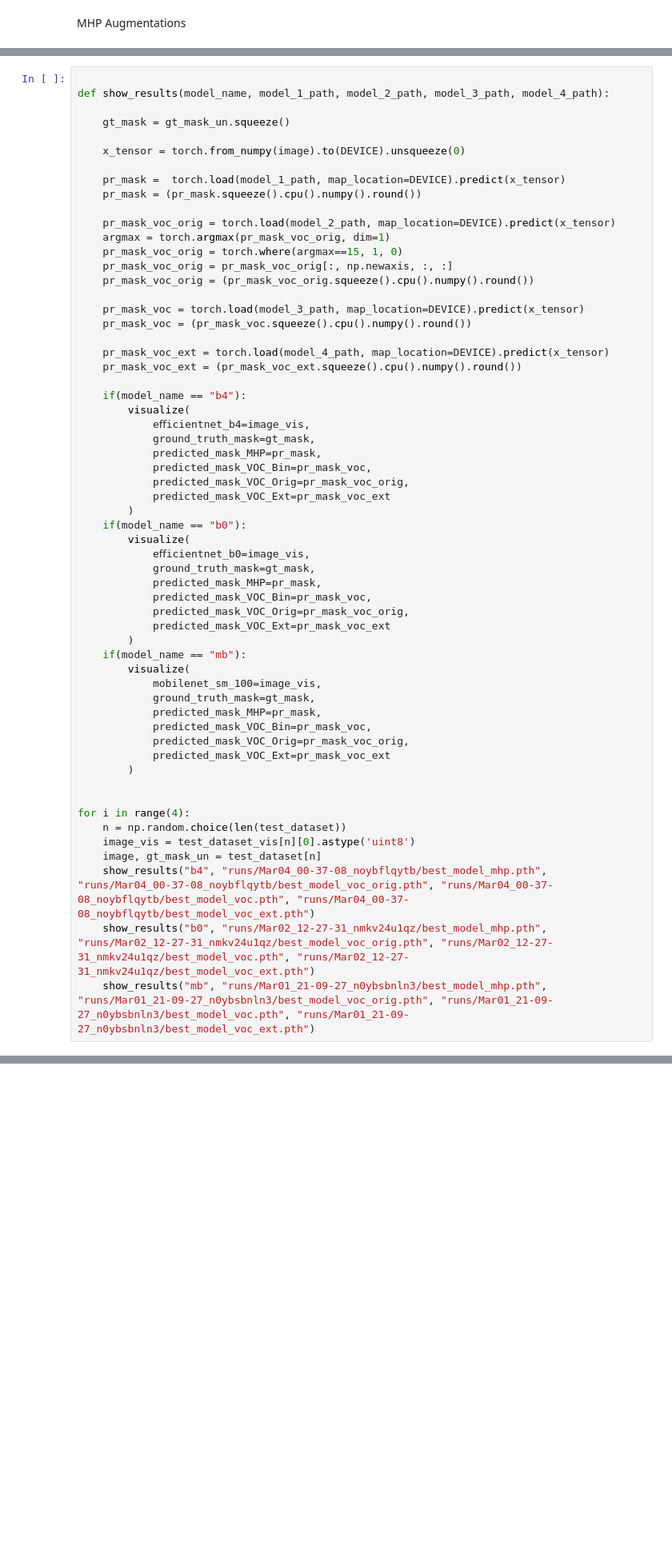
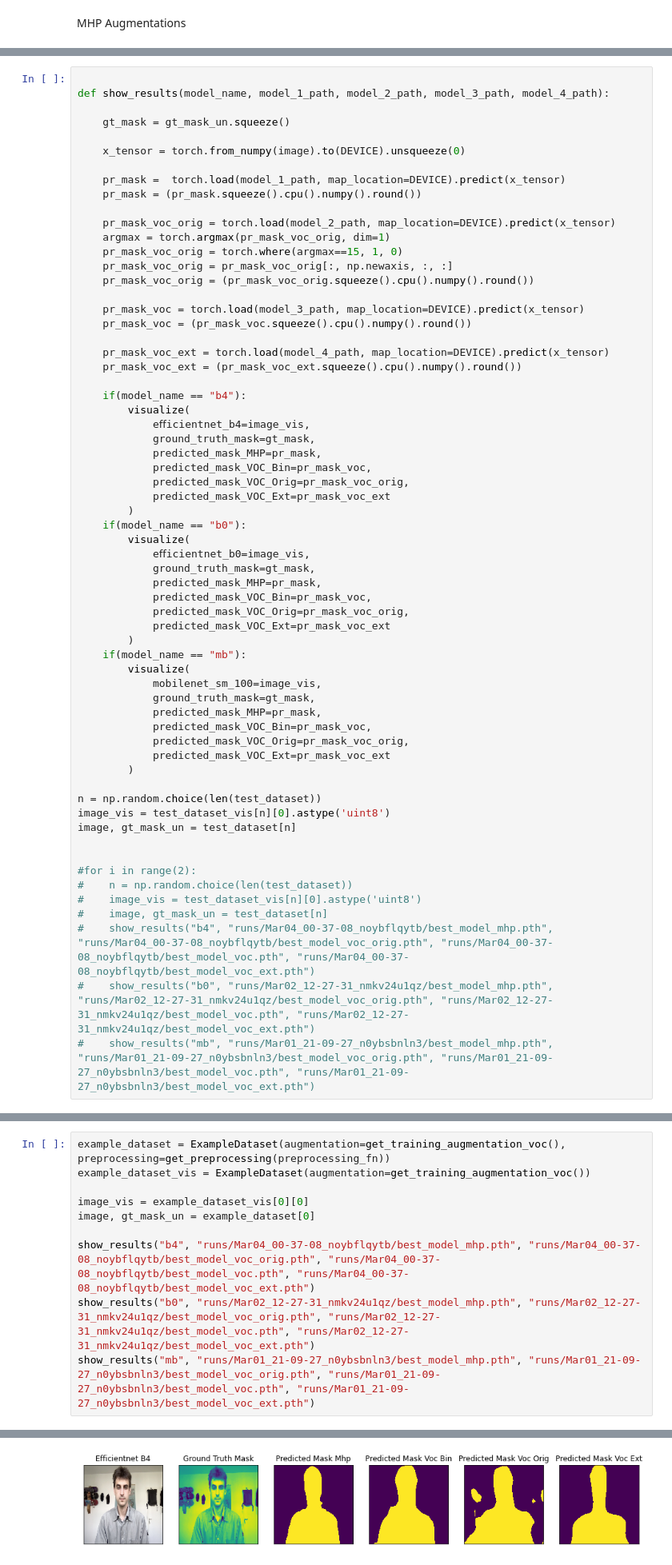
Before and after one commit to spitzertim/smp-playground, a Jupyter notebook: smp.ipynb, the cells around one changed output, grey strips where cells are left out. Shown at 80% size. Cells and saved outputs as stored; diff of their text form; blank space fills up the shorter version.

```diff
--- a/smp.ipynb
+++ b/smp.ipynb
@@ -975,12 +993,16 @@ def show_results(model_name, model_1_path, model_2_path, model_3_path, model_4_p
             predicted_mask_VOC_Ext=pr_mask_voc_ext
         )
 
+n = np.random.choice(len(test_dataset))
+image_vis = test_dataset_vis[n][0].astype('uint8')
+image, gt_mask_un = test_dataset[n]
 
-for i in range(4):
-    n = np.random.choice(len(test_dataset))
-    image_vis = test_dataset_vis[n][0].astype('uint8')
-    image, gt_mask_un = test_dataset[n]
-    show_results("b4", "runs/Mar04_00-37-08_noybflqytb/best_model_mhp.pth", "runs/Mar04_00-37-08_noybflqytb/best_model_voc_orig.pth", "runs/Mar04_00-37-08_noybflqytb/best_model_voc.pth", "runs/Mar04_00-37-08_noybflqytb/best_model_voc_ext.pth")
-    show_results("b0", "runs/Mar02_12-27-31_nmkv24u1qz/best_model_mhp.pth", "runs/Mar02_12-27-31_nmkv24u1qz/best_model_voc_orig.pth", "runs/Mar02_12-27-31_nmkv24u1qz/best_model_voc.pth", "runs/Mar02_12-27-31_nmkv24u1qz/best_model_voc_ext.pth")
-    show_results("mb", "runs/Mar01_21-09-27_n0ybsbnln3/best_model_mhp.pth", "runs/Mar01_21-09-27_n0ybsbnln3/best_model_voc_orig.pth", "runs/Mar01_21-09-27_n0ybsbnln3/best_model_voc.pth", "runs/Mar01_21-09-27_n0ybsbnln3/best_model_voc_ext.pth")
+
+#for i in range(2):
+#    n = np.random.choice(len(test_dataset))
+#    image_vis = test_dataset_vis[n][0].astype('uint8')
+#    image, gt_mask_un = test_dataset[n]
+#    show_results("b4", "runs/Mar04_00-37-08_noybflqytb/best_model_mhp.pth", "runs/Mar04_00-37-08_noybflqytb/best_model_voc_orig.pth", "runs/Mar04_00-37-08_noybflqytb/best_model_voc.pth", "runs/Mar04_00-37-08_noybflqytb/best_model_voc_ext.pth")
+#    show_results("b0", "runs/Mar02_12-27-31_nmkv24u1qz/best_model_mhp.pth", "runs/Mar02_12-27-31_nmkv24u1qz/best_model_voc_orig.pth", "runs/Mar02_12-27-31_nmkv24u1qz/best_model_voc.pth", "runs/Mar02_12-27-31_nmkv24u1qz/best_model_voc_ext.pth")
+#    show_results("mb", "runs/Mar01_21-09-27_n0ybsbnln3/best_model_mhp.pth", "runs/Mar01_21-09-27_n0ybsbnln3/best_model_voc_orig.pth", "runs/Mar01_21-09-27_n0ybsbnln3/best_model_voc.pth", "runs/Mar01_21-09-27_n0ybsbnln3/best_model_voc_ext.pth")
 # %% [output]
@@ -998,0 +1049,11 @@ for i in range(4):
+# %%
+example_dataset = ExampleDataset(augmentation=get_training_augmentation_voc(), preprocessing=get_preprocessing(preprocessing_fn))
+example_dataset_vis = ExampleDataset(augmentation=get_training_augmentation_voc())
+
+image_vis = example_dataset_vis[0][0]
+image, gt_mask_un = example_dataset[0]
+
+show_results("b4", "runs/Mar04_00-37-08_noybflqytb/best_model_mhp.pth", "runs/Mar04_00-37-08_noybflqytb/best_model_voc_orig.pth", "runs/Mar04_00-37-08_noybflqytb/best_model_voc.pth", "runs/Mar04_00-37-08_noybflqytb/best_model_voc_ext.pth")
+show_results("b0", "runs/Mar02_12-27-31_nmkv24u1qz/best_model_mhp.pth", "runs/Mar02_12-27-31_nmkv24u1qz/best_model_voc_orig.pth", "runs/Mar02_12-27-31_nmkv24u1qz/best_model_voc.pth", "runs/Mar02_12-27-31_nmkv24u1qz/best_model_voc_ext.pth")
+show_results("mb", "runs/Mar01_21-09-27_n0ybsbnln3/best_model_mhp.pth", "runs/Mar01_21-09-27_n0ybsbnln3/best_model_voc_orig.pth", "runs/Mar01_21-09-27_n0ybsbnln3/best_model_voc.pth", "runs/Mar01_21-09-27_n0ybsbnln3/best_model_voc_ext.pth")
+# %% [output]
@@ -998,0 +1063 @@ for i in range(4):
+[figure, added]
```
Also changed, not shown: parts of 7 cells of this notebook, 15 other files.
